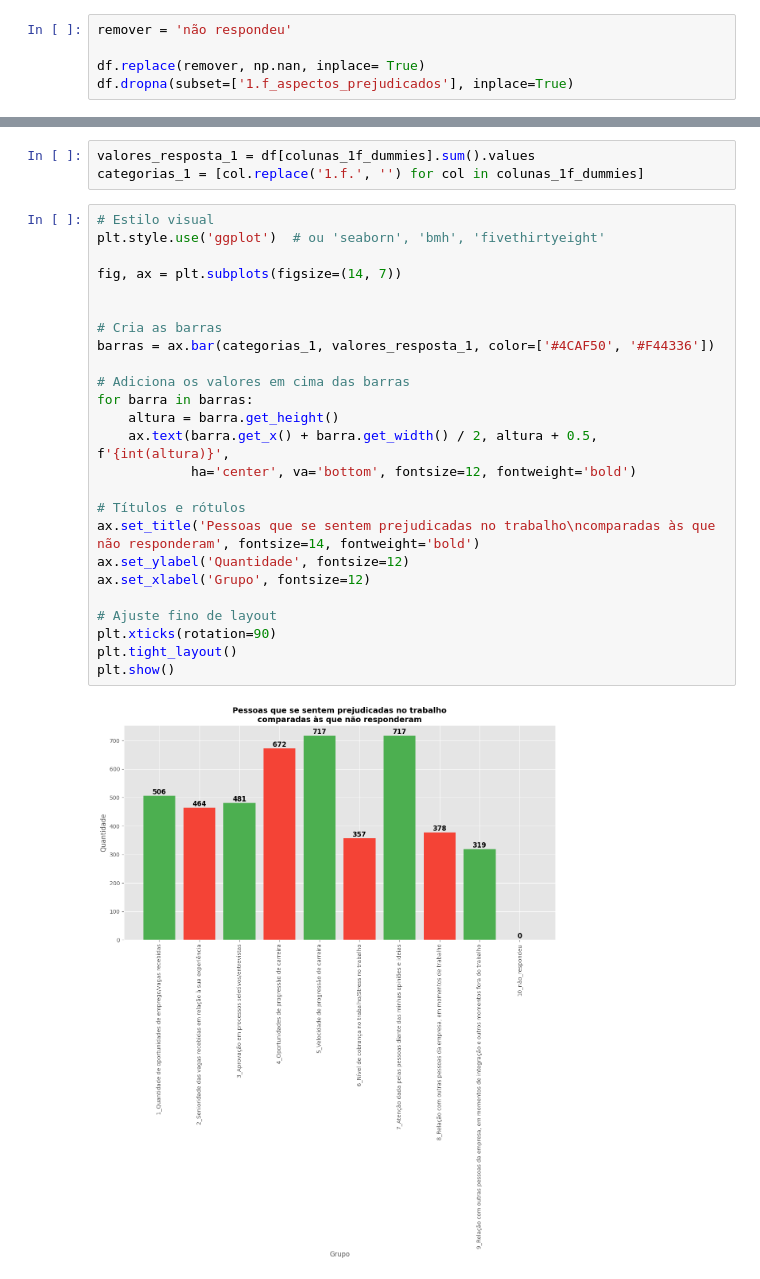
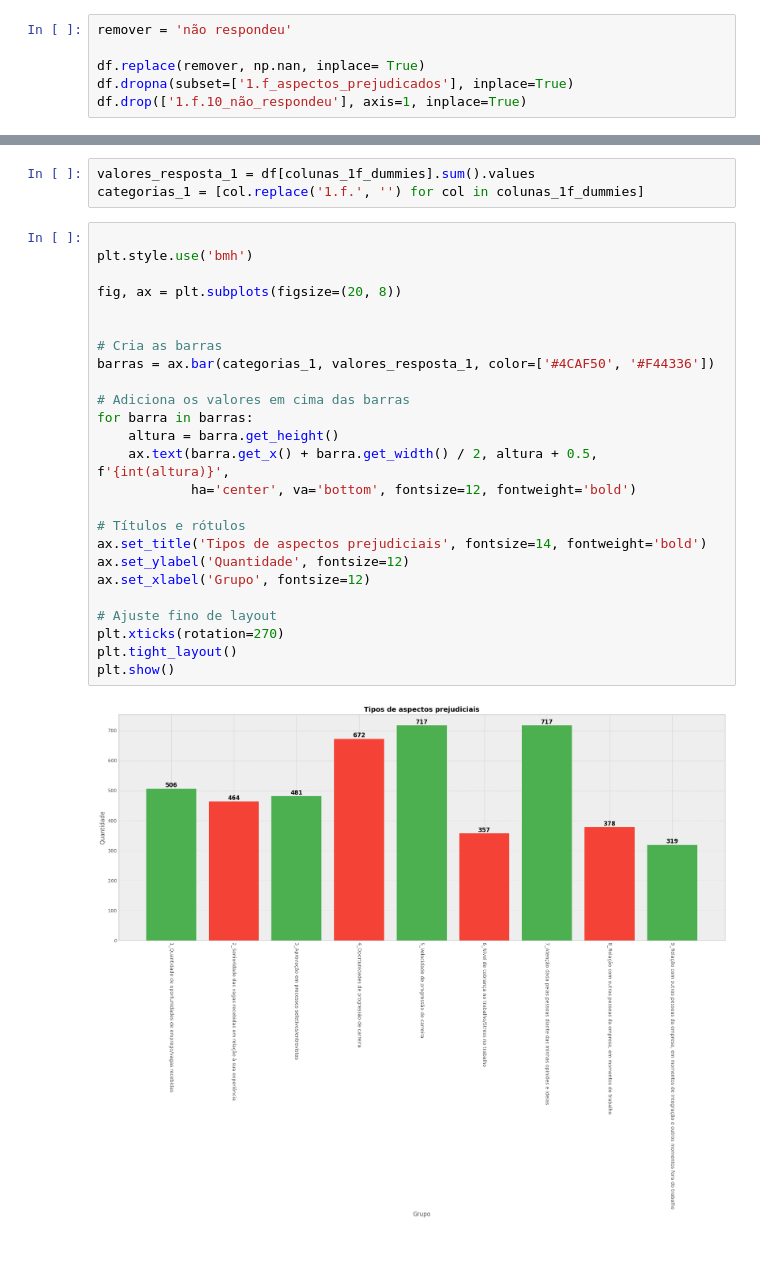
Before and after one commit to rodriguesgui/DC-Data-Glow-Up, a Jupyter notebook: src/main.ipynb, the cells around one changed output, grey strips where cells are left out. Saved outputs shown, nothing was run; the diff lists cells and outputs as text; blank space fills up the shorter version.

```diff
--- a/src/main.ipynb
+++ b/src/main.ipynb
@@ -478,6 +478,7 @@ remover = 'não respondeu'
 
 df.replace(remover, np.nan, inplace= True)
 df.dropna(subset=['1.f_aspectos_prejudicados'], inplace=True)
+df.drop(['1.f.10_não_respondeu'], axis=1, inplace=True)
 # %%
 df_todos.shape
 # %% [output]
@@ -543,29 +544,29 @@ colunas_1f_dummies = [col for col in df.columns if col.startswith('1.f.') and co
 valores_resposta_1 = df[colunas_1f_dummies].sum().values
 categorias_1 = [col.replace('1.f.', '') for col in colunas_1f_dummies]
 # %%
-# Estilo visual
-plt.style.use('ggplot')  # ou 'seaborn', 'bmh', 'fivethirtyeight'
 
-fig, ax = plt.subplots(figsize=(14, 7))
+plt.style.use('bmh')
+
+fig, ax = plt.subplots(figsize=(20, 8))
 
 
 # Cria as barras
 barras = ax.bar(categorias_1, valores_resposta_1, color=['#4CAF50', '#F44336'])
 
 # Adiciona os valores em cima das barras
 for barra in barras:
     altura = barra.get_height()
     ax.text(barra.get_x() + barra.get_width() / 2, altura + 0.5, f'{int(altura)}',
             ha='center', va='bottom', fontsize=12, fontweight='bold')
 
 # Títulos e rótulos
-ax.set_title('Pessoas que se sentem prejudicadas no trabalho\ncomparadas às que não responderam', fontsize=14, fontweight='bold')
+ax.set_title('Tipos de aspectos prejudiciais', fontsize=14, fontweight='bold')
 ax.set_ylabel('Quantidade', fontsize=12)
 ax.set_xlabel('Grupo', fontsize=12)
 
 # Ajuste fino de layout
-plt.xticks(rotation=90)
+plt.xticks(rotation=270)
 plt.tight_layout()
 plt.show()
 # %% [output]
-[figure, old version]
+[figure, new version]
```
Also changed, not shown: parts of 12 cells of this notebook.
